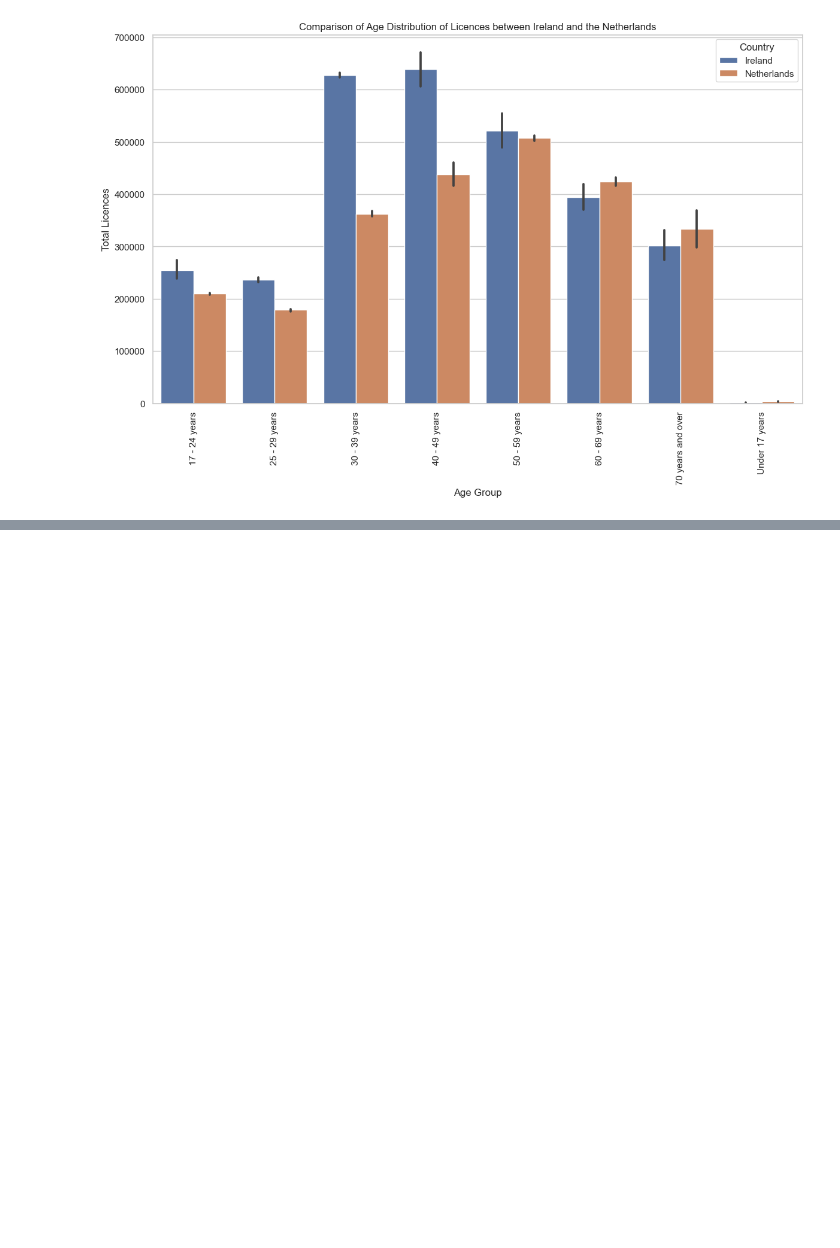
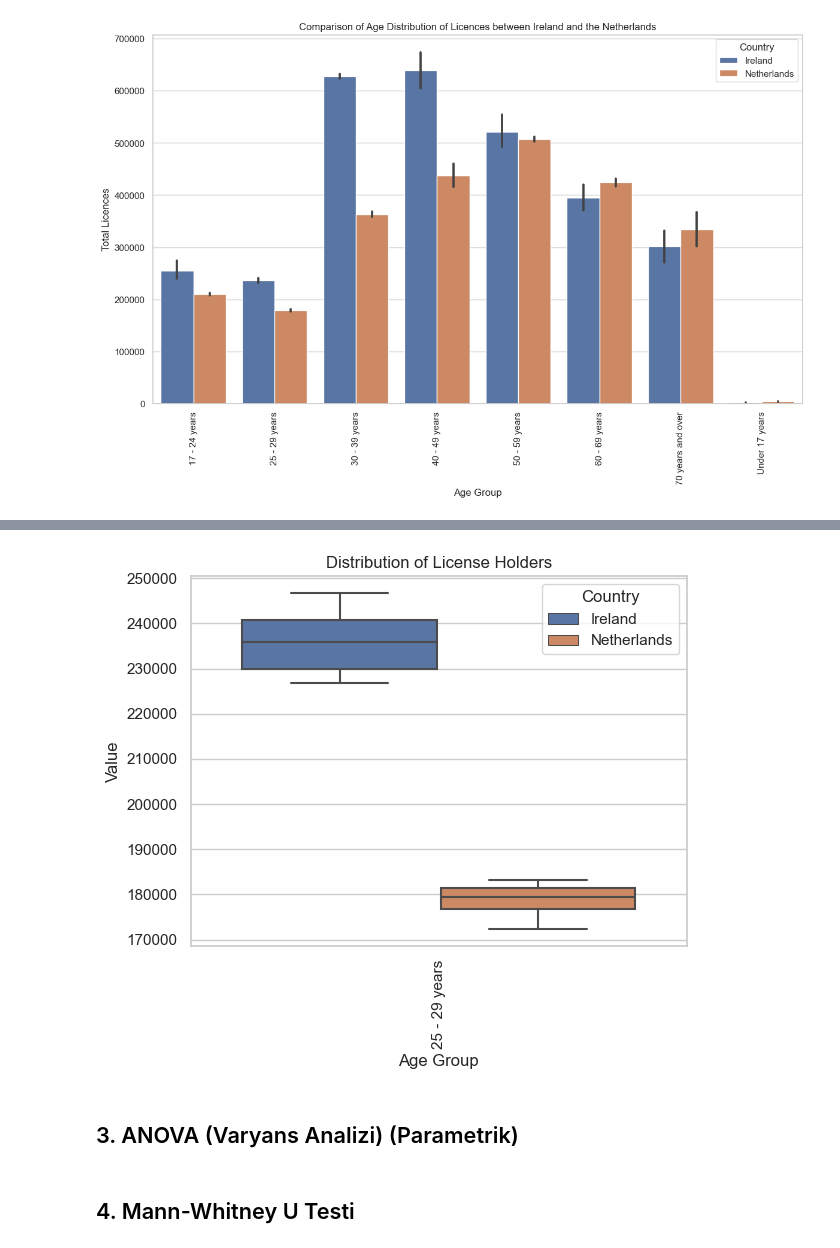
Before and after one commit to TunahanINCE/Current-Driving-Licences, a Jupyter notebook: Current_Driving_Licences.ipynb, the cells around one changed output, grey strips where cells are left out. Saved outputs shown, nothing was run; the diff lists cells and outputs as text; code cells hidden in the pictures; blank space fills up the shorter version.

```diff
--- a/Current_Driving_Licences.ipynb
+++ b/Current_Driving_Licences.ipynb
@@ -1127,0 +1279,27 @@ TtestResult(statistic=0.43651176566832023, pvalue=0.6693445287392769, df=13.5419
+# %%
+# Re-loading the datasets due to the reset of the execution state
+df_ireland = df
+df_netherlands = df2
+
+# Adding a 'Country' column to each dataframe to distinguish the data
+df_ireland['Country'] = 'Ireland'
+df_netherlands['Country'] = 'Netherlands'
+
+# Combining the dataframes while excluding the 'All ages' group
+combined_data = pd.concat([
+    df_ireland[df_ireland['Age Group'] == '25 - 29 years'],
+    df_netherlands[df_netherlands['Age Group'] == '25 - 29 years']
+])
+
+# Let's display the first few rows of the combined dataframe
+# Örnek olarak '17 - 24 years' yaş grubu için boxplot çizimi
+sns.boxplot(x='Age Group', y='Value', hue='Country', data=combined_data)
+plt.title('Distribution of License Holders')
+plt.xticks(rotation=90)
+plt.show()
+# %% [output]
+[figure, added]
+# %% [markdown]
+## 3. ANOVA (Varyans Analizi) (Parametrik)
+# %% [markdown]
+## 4. Mann-Whitney U Testi
```
Also changed, not shown: parts of 50 cells of this notebook.
